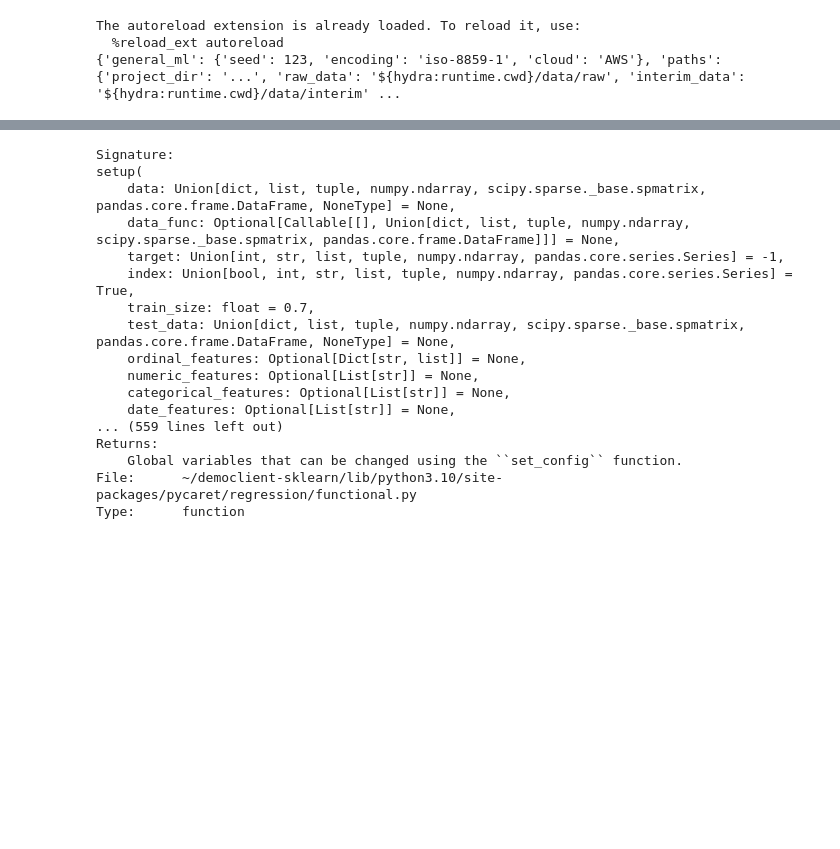
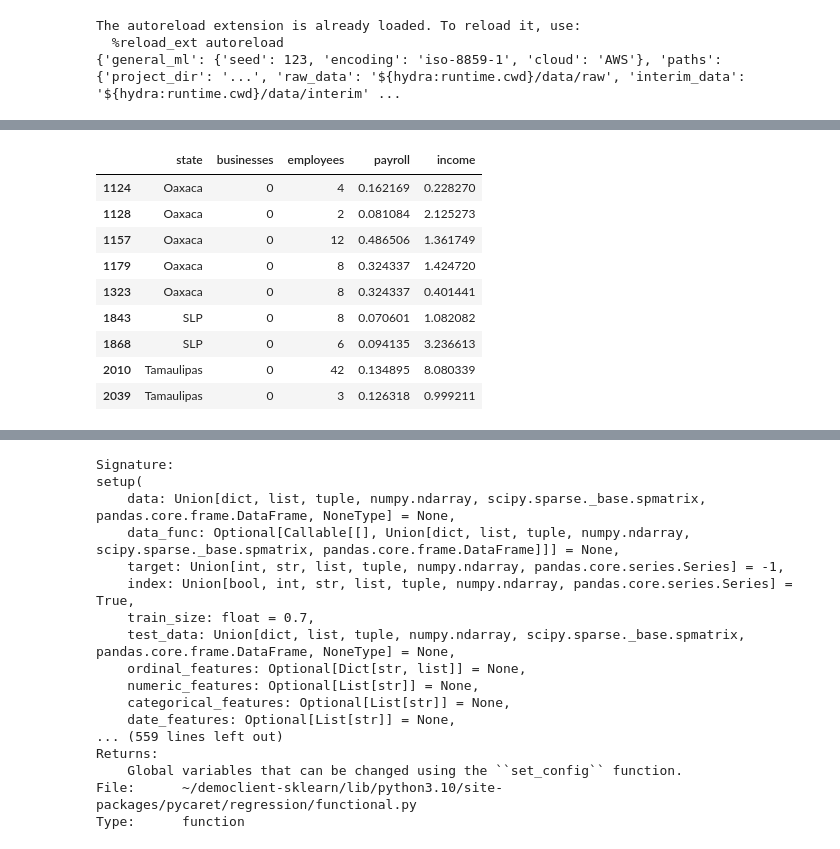
Before and after one commit to di-factory/democlient-sklearn-mxretailsalary1, a Jupyter notebook: notebooks/user_name.MLProfiling.Correlation.ipynb, the cells around one changed output, grey strips where cells are left out. Saved outputs shown, nothing was run; the diff lists cells and outputs as text; code cells hidden in the pictures; blank space fills up the shorter version.

```diff
--- a/notebooks/user_name.MLProfiling.Correlation.ipynb
+++ b/notebooks/user_name.MLProfiling.Correlation.ipynb
@@ -66,6 +87,0 @@ data
-# %%
-#lets find cero
-data['businesses']=data['businesses'].astype('float64')
-data['employees']=data['employees'].astype('float64')
-data.loc[data['businesses'] == 0, 'businesses'] = 1.0
-data.loc[data['employees'] == 0, 'employees'] = 1.0
@@ -71,0 +114,15 @@ data.loc[data['employees'] == 0, 'employees'] = 1.0
+# %%
+#correcting nan in Payroll by substitute them with the payrrol mean by estado.
+
+
+# Compute the average by category
+payroll_average = data.groupby('state')['payroll'].transform('mean')
+employees_average = data.groupby('state')['employees'].transform('mean')
+
+
+# Replace NaN values with the corresponding category average
+payroll2 = data['payroll'].fillna(data['employees']*payroll_average/employees_average)
+data['payroll']=payroll2
+
+# Display the modified dataframe
+print(data[mask])
@@ -71,0 +144,15 @@ data.loc[data['employees'] == 0, 'employees'] = 1.0
+# %%
+# check records with zeros
+data[data['employees']==0]
+data[data['businesses']==0]
+# %% [output]
+|  | state | businesses | employees | payroll | income |
+| 1124 | Oaxaca | 0 | 4 | 0.162169 | 0.228270 |
+| 1128 | Oaxaca | 0 | 2 | 0.081084 | 2.125273 |
+| 1157 | Oaxaca | 0 | 12 | 0.486506 | 1.361749 |
+| 1179 | Oaxaca | 0 | 8 | 0.324337 | 1.424720 |
+| 1323 | Oaxaca | 0 | 8 | 0.324337 | 0.401441 |
+| 1843 | SLP | 0 | 8 | 0.070601 | 1.082082 |
+| 1868 | SLP | 0 | 6 | 0.094135 | 3.236613 |
+| 2010 | Tamaulipas | 0 | 42 | 0.134895 | 8.080339 |
+| 2039 | Tamaulipas | 0 | 3 | 0.126318 | 0.999211 |
```
Also changed, not shown: parts of 17 cells of this notebook, 8 other files.
